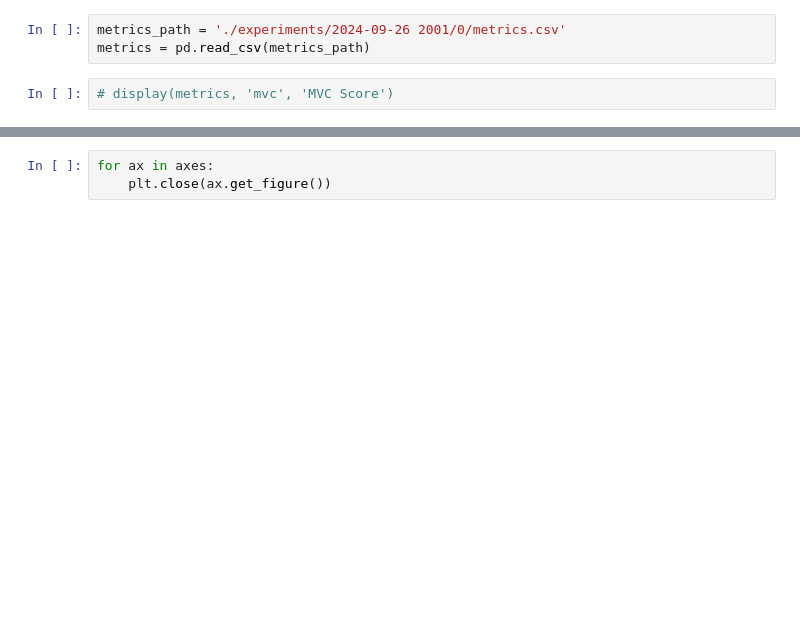
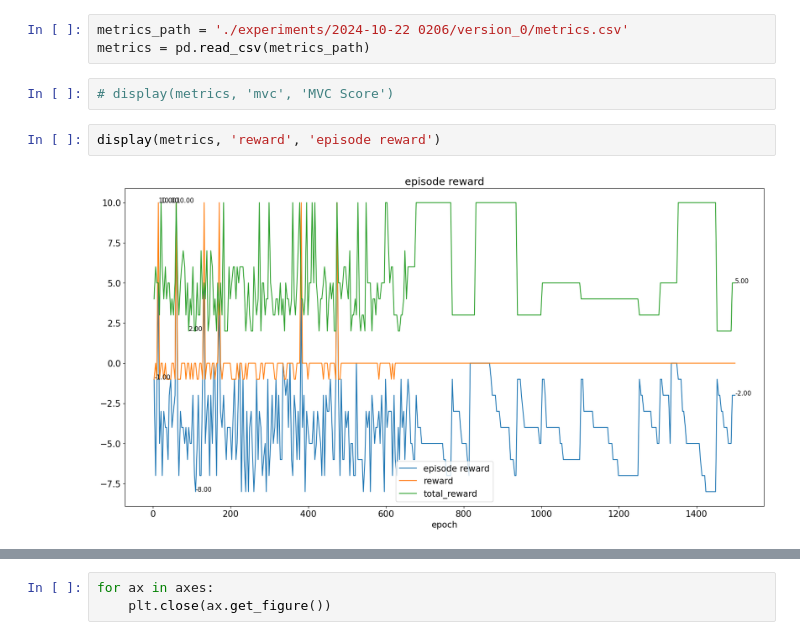
Before and after one commit to osnieltx/gnn-co, a Jupyter notebook: history_visualizer.ipynb, the cells around one changed output, grey strips where cells are left out. Saved outputs shown, nothing was run; the diff lists cells and outputs as text; blank space fills up the shorter version.

```diff
--- a/history_visualizer.ipynb
+++ b/history_visualizer.ipynb
@@ -42,5 +39,9 @@ metrics.csv                                   100%   82KB   1.6MB/s   00:00
 # %%
-metrics_path = './experiments/2024-09-26 2001/0/metrics.csv'
+metrics_path = './experiments/2024-10-22 0206/version_0/metrics.csv'
 metrics = pd.read_csv(metrics_path)
 # %%
 # display(metrics, 'mvc', 'MVC Score')
+# %%
+display(metrics, 'reward', 'episode reward')
+# %% [output]
+[figure, added]
```
Also changed, not shown: parts of 8 cells of this notebook, 28 other files.
